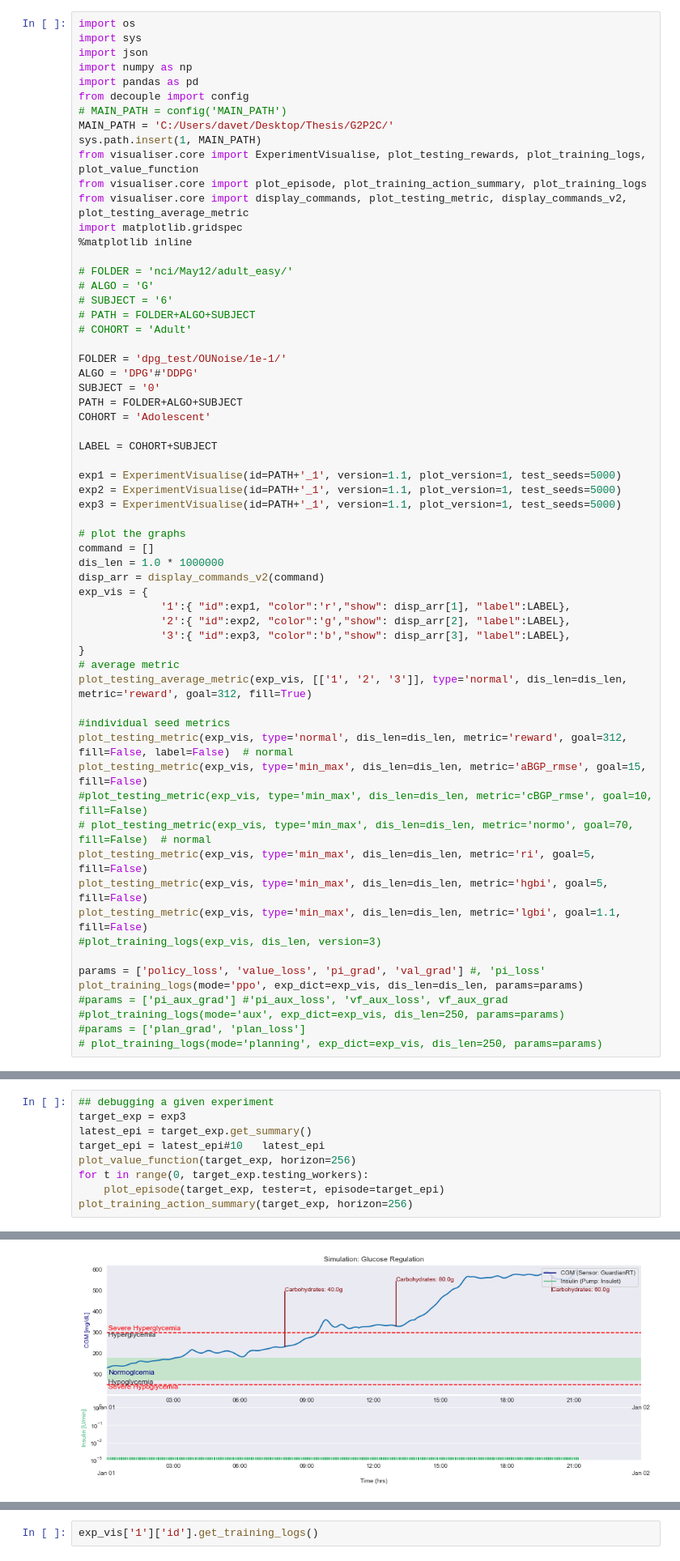
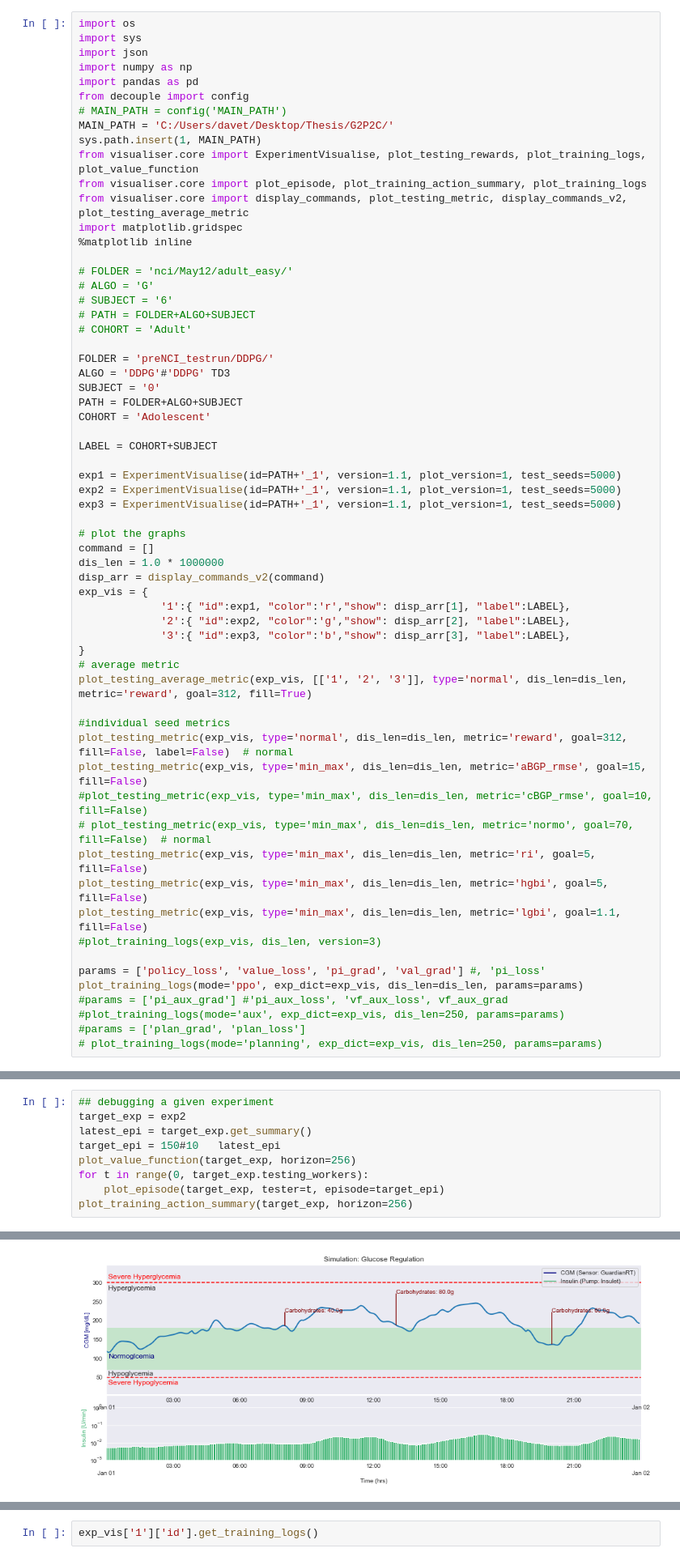
Before and after one commit to RL4H/G2P2C, a Jupyter notebook: visualiser/notebooks/individual_analyzer.ipynb, the cells around one changed output, grey strips where cells are left out. Shown at 81% size. Cells and saved outputs as stored; diff of their text form.

```diff
--- a/visualiser/notebooks/individual_analyzer.ipynb
+++ b/visualiser/notebooks/individual_analyzer.ipynb
@@ -20,8 +20,8 @@ import matplotlib.gridspec
 # PATH = FOLDER+ALGO+SUBJECT
 # COHORT = 'Adult'
 
-FOLDER = 'dpg_test/OUNoise/1e-1/'
-ALGO = 'DPG'#'DDPG'
+FOLDER = 'preNCI_testrun/DDPG/'
+ALGO = 'DDPG'#'DDPG' TD3
 SUBJECT = '0'
 PATH = FOLDER+ALGO+SUBJECT
 COHORT = 'Adolescent'
@@ -71,8 +71,8 @@ plot_training_logs(mode='ppo', exp_dict=exp_vis, dis_len=dis_len, params=params)
 # %%
 ## debugging a given experiment
-target_exp = exp3
+target_exp = exp2
 latest_epi = target_exp.get_summary()
-target_epi = latest_epi#10   latest_epi
+target_epi = 150#10   latest_epi
 plot_value_function(target_exp, horizon=256)
 for t in range(0, target_exp.testing_workers):
     plot_episode(target_exp, tester=t, episode=target_epi)
@@ -108,4 +108,4 @@ plot_training_action_summary(target_exp, horizon=256)
-[figure, old version]
+[figure, new version]
 ... (11 outputs left out)
 # %%
 exp_vis['1']['id'].get_training_logs()
```
Also changed, not shown: parts of 2 cells of this notebook, 19 other files.
